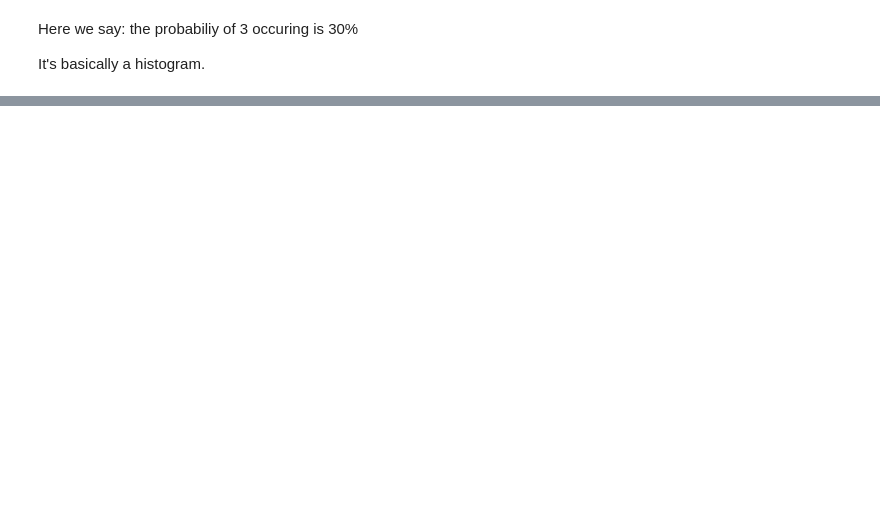
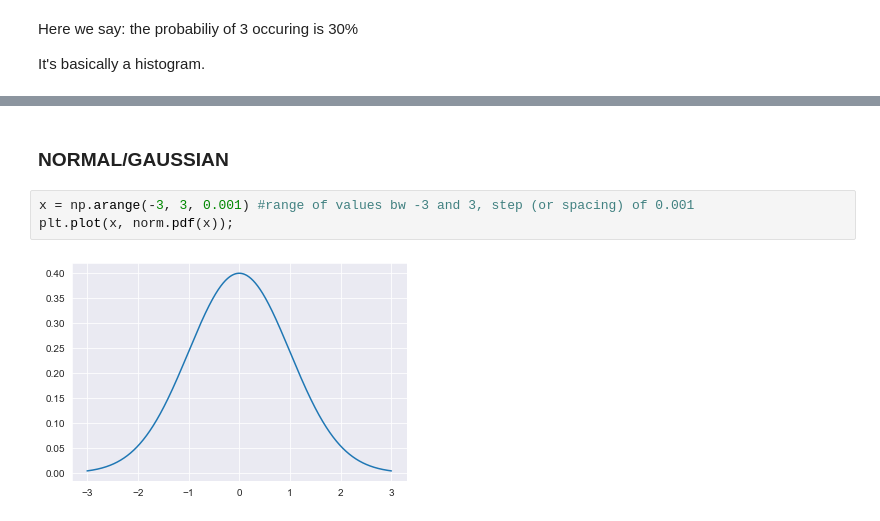
Before and after one commit to Ozxahmed/ML_DS_DL_Udemy_Course, a Jupyter notebook: s2_statistics_probability_refresher.ipynb, the cells around one changed output, grey strips where cells are left out. Saved outputs shown, nothing was run; the diff lists cells and outputs as text; blank space fills up the shorter version.

```diff
--- a/s2_statistics_probability_refresher.ipynb
+++ b/s2_statistics_probability_refresher.ipynb
@@ -170,0 +184,7 @@ It's basically a histogram.
+# %% [markdown]
+### NORMAL/GAUSSIAN
+# %%
+x = np.arange(-3, 3, 0.001) #range of values bw -3 and 3, step (or spacing) of 0.001
+plt.plot(x, norm.pdf(x));
+# %% [output]
+[figure, added]
```
Also changed, not shown: parts of 17 cells of this notebook.
